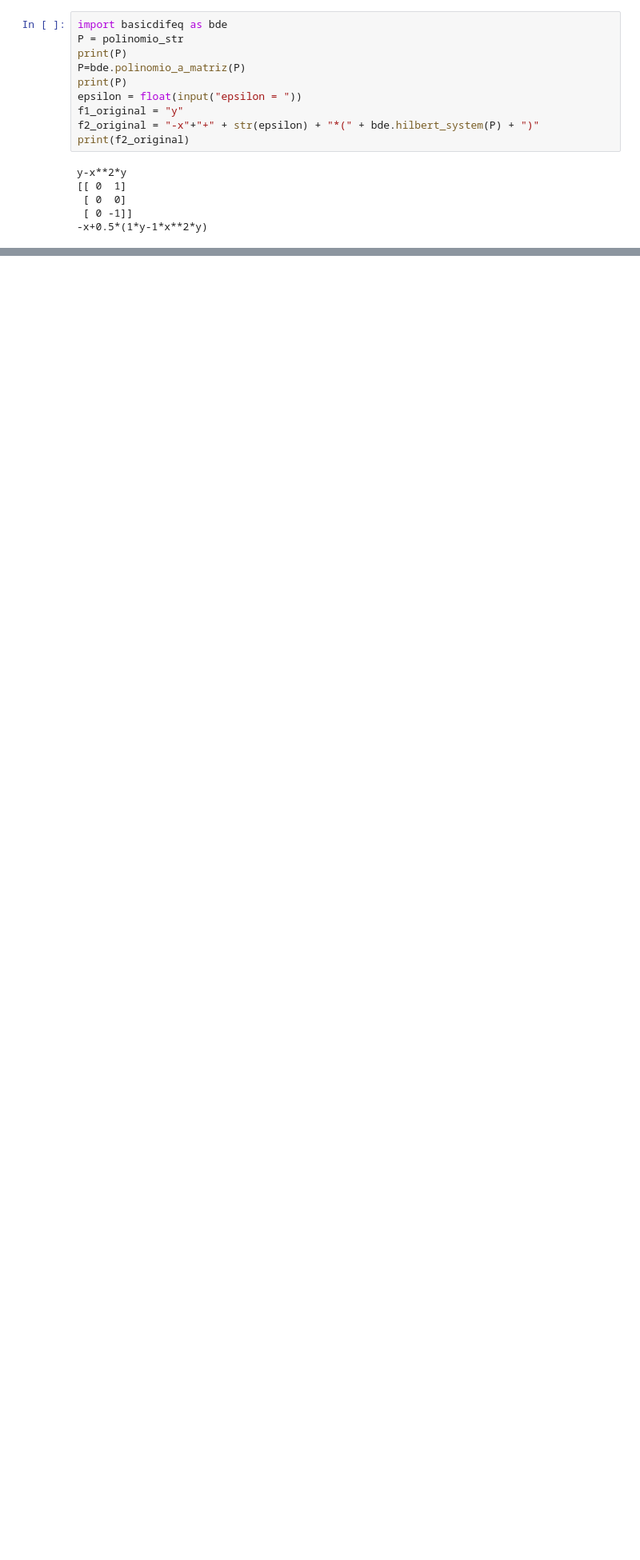
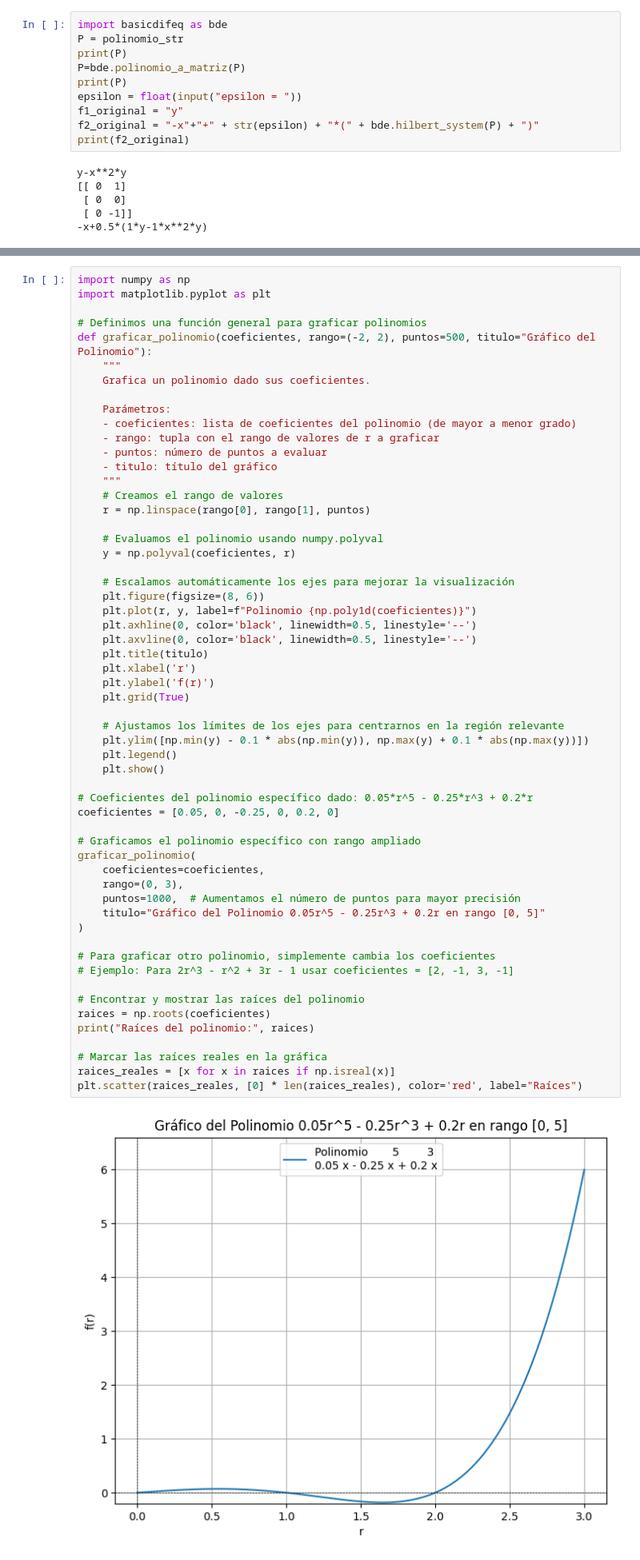
Before and after one commit to LaloRoe/TesisMaestria, a Jupyter notebook: Code/Graficador/Pruebas.ipynb, the cells around one changed output, grey strips where cells are left out. Shown: that part at 80% size. Drawn from its saved outputs; the diff is of its cells as text; blank space fills up the shorter version.

```diff
--- a/Code/Graficador/Pruebas.ipynb
+++ b/Code/Graficador/Pruebas.ipynb
@@ -479,0 +528,59 @@ y-x**2*y
+# %%
+import numpy as np
+import matplotlib.pyplot as plt
+
+# Definimos una función general para graficar polinomios
+def graficar_polinomio(coeficientes, rango=(-2, 2), puntos=500, titulo="Gráfico del Polinomio"):
+    """
+    Grafica un polinomio dado sus coeficientes.
+
+    Parámetros:
+    - coeficientes: lista de coeficientes del polinomio (de mayor a menor grado)
+    - rango: tupla con el rango de valores de r a graficar
+    - puntos: número de puntos a evaluar
+    - titulo: título del gráfico
+    """
+    # Creamos el rango de valores
+    r = np.linspace(rango[0], rango[1], puntos)
+
+    # Evaluamos el polinomio usando numpy.polyval
+    y = np.polyval(coeficientes, r)
+
+    # Escalamos automáticamente los ejes para mejorar la visualización
+    plt.figure(figsize=(8, 6))
+    plt.plot(r, y, label=f"Polinomio {np.poly1d(coeficientes)}")
+    plt.axhline(0, color='black', linewidth=0.5, linestyle='--')
+    plt.axvline(0, color='black', linewidth=0.5, linestyle='--')
+    plt.title(titulo)
+    plt.xlabel('r')
+    plt.ylabel('f(r)')
+    plt.grid(True)
+
+    # Ajustamos los límites de los ejes para centrarnos en la región relevante
+    plt.ylim([np.min(y) - 0.1 * abs(np.min(y)), np.max(y) + 0.1 * abs(np.max(y))])
+    plt.legend()
+    plt.show()
+
+# Coeficientes del polinomio específico dado: 0.05*r^5 - 0.25*r^3 + 0.2*r
+coeficientes = [0.05, 0, -0.25, 0, 0.2, 0]
+
+# Graficamos el polinomio específico con rango ampliado
+graficar_polinomio(
+    coeficientes=coeficientes,
+    rango=(0, 3),
+    puntos=1000,  # Aumentamos el número de puntos para mayor precisión
+    titulo="Gráfico del Polinomio 0.05r^5 - 0.25r^3 + 0.2r en rango [0, 5]"
+)
+
+# Para graficar otro polinomio, simplemente cambia los coeficientes
+# Ejemplo: Para 2r^3 - r^2 + 3r - 1 usar coeficientes = [2, -1, 3, -1]
+
+# Encontrar y mostrar las raíces del polinomio
+raices = np.roots(coeficientes)
+print("Raíces del polinomio:", raices)
+
+# Marcar las raíces reales en la gráfica
+raices_reales = [x for x in raices if np.isreal(x)]
+plt.scatter(raices_reales, [0] * len(raices_reales), color='red', label="Raíces")
+# %% [output]
+[figure, added]
```
Also changed, not shown: parts of 4 cells of this notebook, 17 other files.
